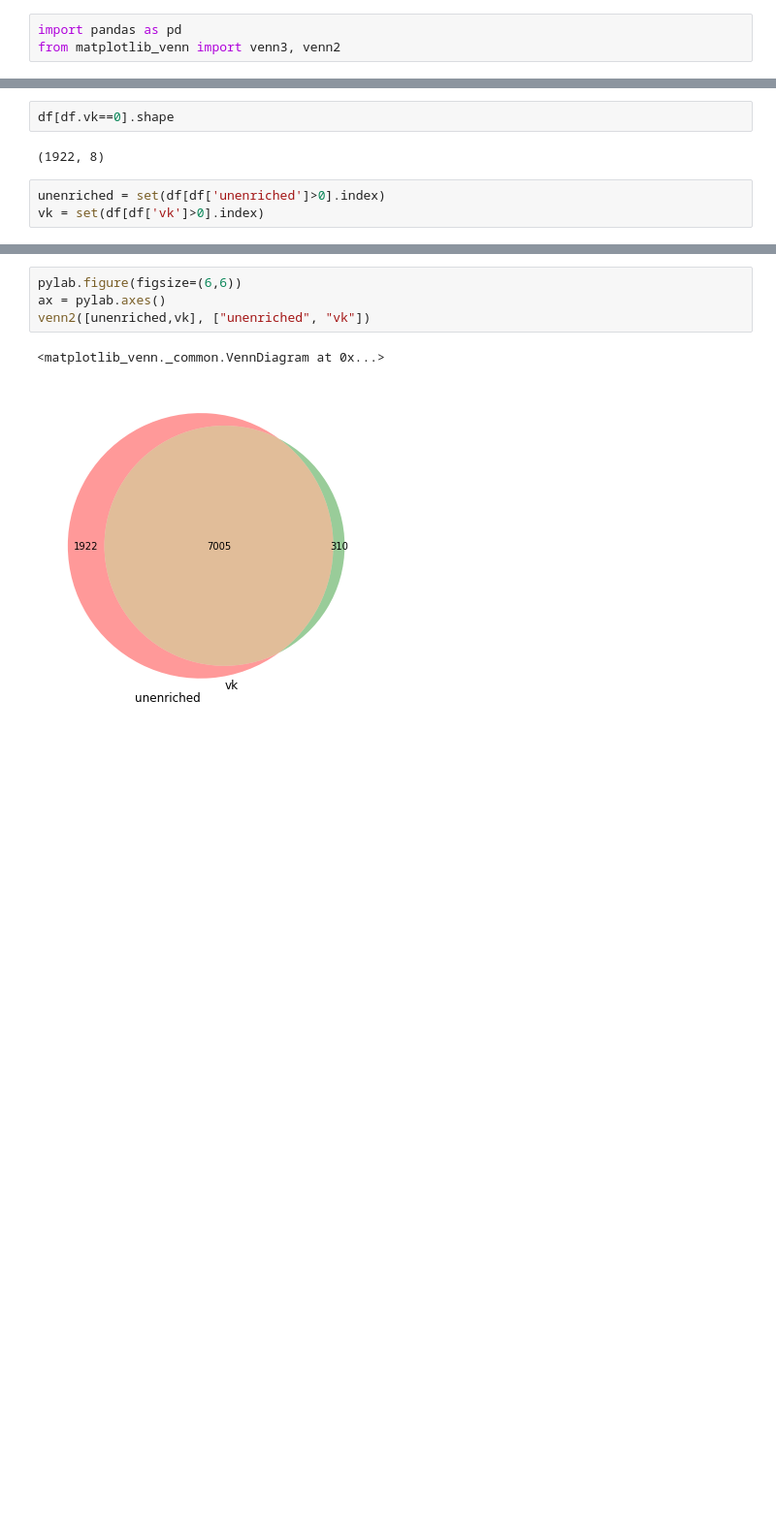
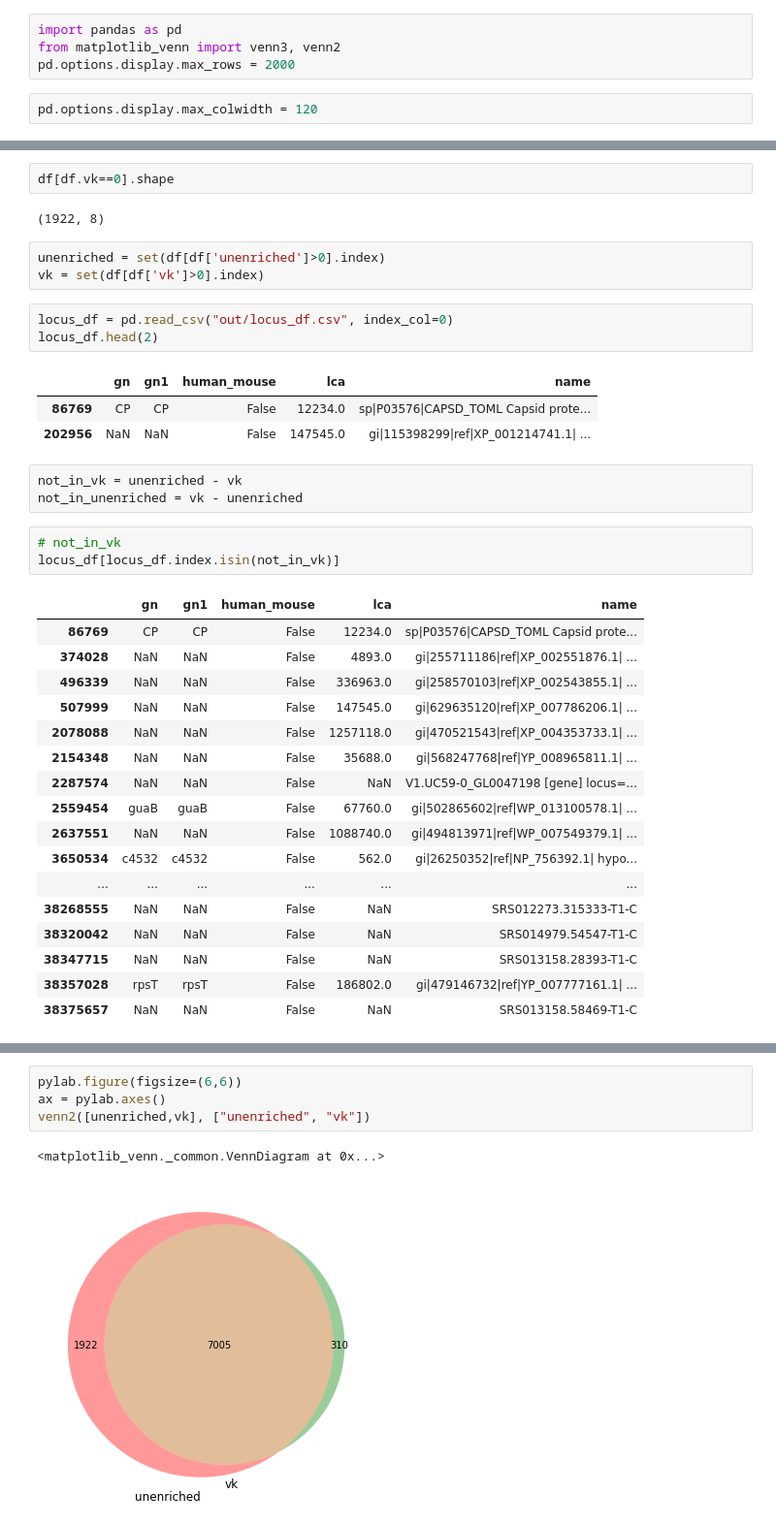
Before and after one commit to stuppie/Velos_AW_20170831, a Jupyter notebook: 3-venn.ipynb, the cells around one changed output, grey strips where cells are left out. Shown at 97% size. Cells and saved outputs as stored; diff of their text form; blank space fills up the shorter version.

Commit message:
add proteins not in common

```diff
--- a/3-venn.ipynb
+++ b/3-venn.ipynb
@@ -7,6 +7,9 @@ Populating the interactive namespace from numpy and matplotlib
 # %%
 import pandas as pd
 from matplotlib_venn import venn3, venn2
+pd.options.display.max_rows = 2000
+# %%
+pd.options.display.max_colwidth = 120
 # %%
 df = pd.read_csv("out/df_subtract_norm.csv", index_col=0)
 df = df[df.sum(1)!=0]  # drop empty rows
@@ -33,3 +36,34 @@ df[df.vk==0].shape
 # %%
 unenriched = set(df[df['unenriched']>0].index)
 vk = set(df[df['vk']>0].index)
+# %%
+locus_df = pd.read_csv("out/locus_df.csv", index_col=0)
+locus_df.head(2)
+# %% [output]
+|  | gn | gn1 | human_mouse | lca | name |
+| 86769 | CP | CP | False | 12234.0 | sp|P03576|CAPSD_TOML Capsid prote... |
+| 202956 | NaN | NaN | False | 147545.0 | gi|115398299|ref|XP_001214741.1| ... |
+# %%
+not_in_vk = unenriched - vk
+not_in_unenriched = vk - unenriched
+# %%
+# not_in_vk
+locus_df[locus_df.index.isin(not_in_vk)]
+# %% [output]
+|  | gn | gn1 | human_mouse | lca | name |
+| 86769 | CP | CP | False | 12234.0 | sp|P03576|CAPSD_TOML Capsid prote... |
+| 374028 | NaN | NaN | False | 4893.0 | gi|255711186|ref|XP_002551876.1| ... |
+| 496339 | NaN | NaN | False | 336963.0 | gi|258570103|ref|XP_002543855.1| ... |
+| 507999 | NaN | NaN | False | 147545.0 | gi|629635120|ref|XP_007786206.1| ... |
+| 2078088 | NaN | NaN | False | 1257118.0 | gi|470521543|ref|XP_004353733.1| ... |
+| 2154348 | NaN | NaN | False | 35688.0 | gi|568247768|ref|YP_008965811.1| ... |
+| 2287574 | NaN | NaN | False | NaN | V1.UC59-0_GL0047198 [gene] locus=... |
+| 2559454 | guaB | guaB | False | 67760.0 | gi|502865602|ref|WP_013100578.1| ... |
+| 2637551 | NaN | NaN | False | 1088740.0 | gi|494813971|ref|WP_007549379.1| ... |
+| 3650534 | c4532 | c4532 | False | 562.0 | gi|26250352|ref|NP_756392.1| hypo... |
+| ... | ... | ... | ... | ... | ... |
+| 38268555 | NaN | NaN | False | NaN | SRS012273.315333-T1-C |
+| 38320042 | NaN | NaN | False | NaN | SRS014979.54547-T1-C |
+| 38347715 | NaN | NaN | False | NaN | SRS013158.28393-T1-C |
+| 38357028 | rpsT | rpsT | False | 186802.0 | gi|479146732|ref|YP_007777161.1| ... |
+| 38375657 | NaN | NaN | False | NaN | SRS013158.58469-T1-C |
```
Also changed, not shown: parts of 1 cell of this notebook.
